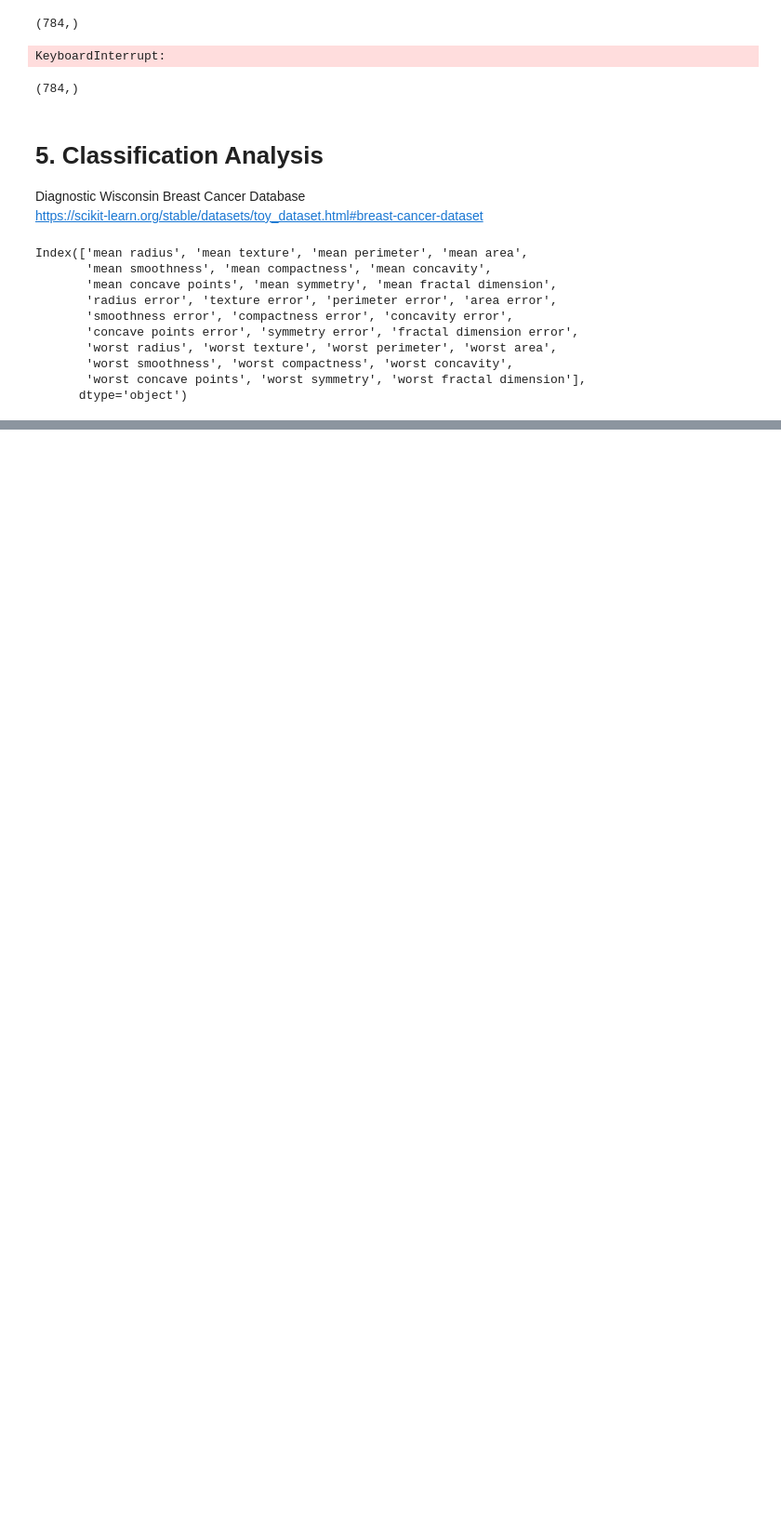
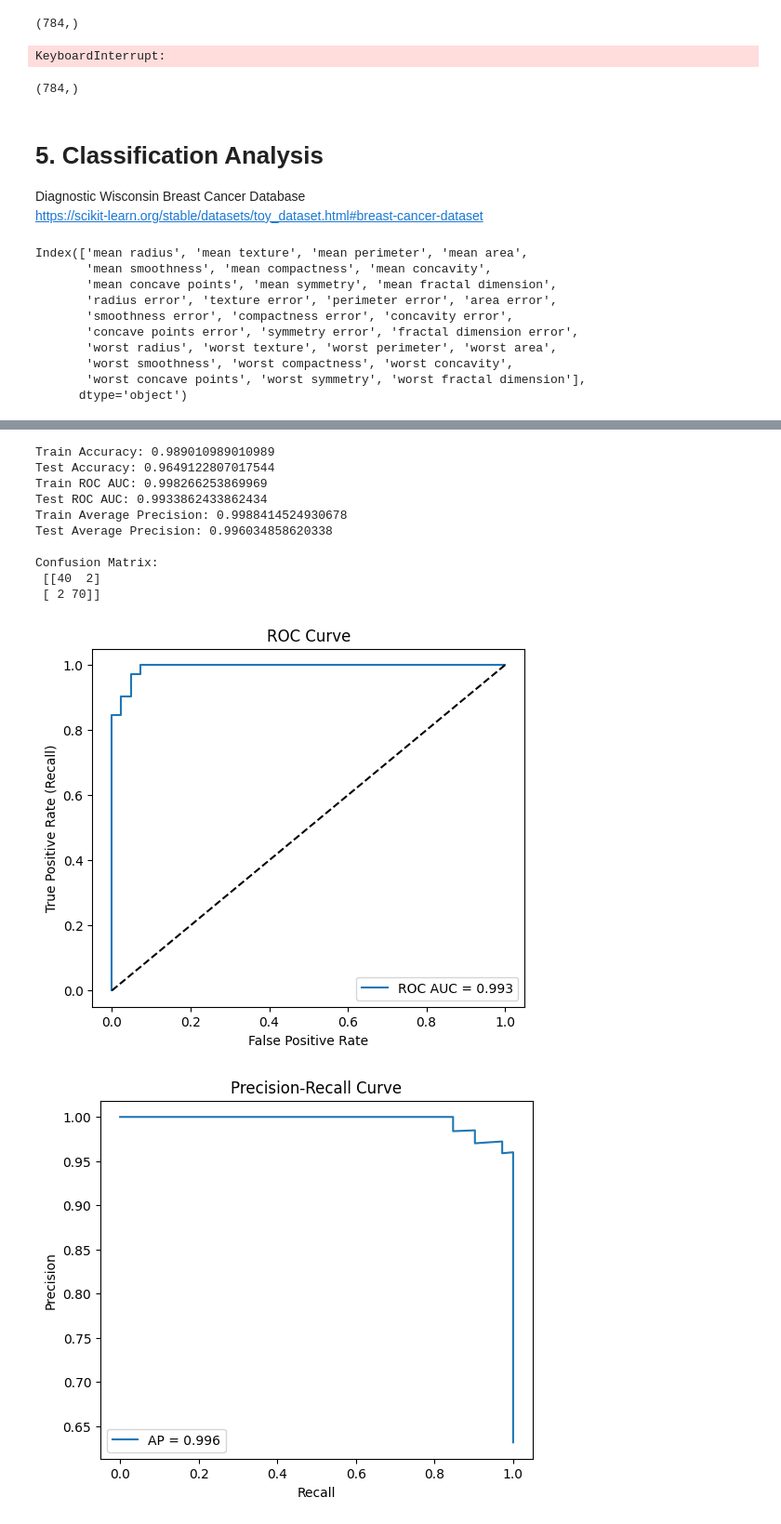
Before and after one commit to yutinghuang0413/MDSProject1, a Jupyter notebook: project1.ipynb, the cells around one changed output, grey strips where cells are left out. Shown at 93% size. Saved outputs shown, nothing was run; the diff lists cells and outputs as text; code cells hidden in the pictures; blank space fills up the shorter version.

```diff
--- a/project1.ipynb
+++ b/project1.ipynb
@@ -820,3 +820,23 @@ Index(['mean radius', 'mean texture', 'mean perimeter', 'mean area',
        'worst smoothness', 'worst compactness', 'worst concavity',
        'worst concave points', 'worst symmetry', 'worst fractal dimension'],
       dtype='object')
+# %%
+# SVM
+
+from sklearn.svm import SVC
+from sklearn.metrics import accuracy_score, classification_report, confusion_matrix
+from sklearn.model_selection import GridSearchCV
+
+param_grid = {
+    'C': [0.1, 1, 10, 100],
+    'gamma': ['scale', 0.01, 0.1, 1],
+    'kernel': ['linear', 'rbf']
+}
+
+grid = GridSearchCV(SVC(probability=True, random_state=0), param_grid, cv=5, scoring='accuracy', n_jobs=-1)
+grid.fit(X_train_std, y_train)
+
+print("Best params:", grid.best_params_)
+print("Best cross-val score:", grid.best_score_)
+
+best_svm = grid.best_estimator_
@@ -822,0 +846,59 @@ Index(['mean radius', 'mean texture', 'mean perimeter', 'mean area',
+# %%
+from sklearn.metrics import (
+    accuracy_score, roc_auc_score, average_precision_score,
+    confusion_matrix, roc_curve, precision_recall_curve
+)
+import matplotlib.pyplot as plt
+
+
+y_train_pred = best_svm.predict(X_train_std)
+y_test_pred = best_svm.predict(X_test_std)
+
+
+y_test_scores = best_svm.decision_function(X_test_std)
+y_train_scores = best_svm.decision_function(X_train_std)
+
+
+print("Train Accuracy:", accuracy_score(y_train, y_train_pred))
+print("Test Accuracy:", accuracy_score(y_test, y_test_pred))
+print("Train ROC AUC:", roc_auc_score(y_train, y_train_scores))
+print("Test ROC AUC:", roc_auc_score(y_test, y_test_scores))
+print("Train Average Precision:", average_precision_score(y_train, y_train_scores))
+print("Test Average Precision:", average_precision_score(y_test, y_test_scores))
+
+print("\nConfusion Matrix:\n", confusion_matrix(y_test, y_test_pred))
+
+
+# ROC Curve
+fpr, tpr, _ = roc_curve(y_test, y_test_scores)
+plt.figure(figsize=(6,5))
+plt.plot(fpr, tpr, label=f"ROC AUC = {roc_auc_score(y_test, y_test_scores):.3f}")
+plt.plot([0,1], [0,1], 'k--')
+plt.xlabel("False Positive Rate")
+plt.ylabel("True Positive Rate (Recall)")
+plt.title("ROC Curve")
+plt.legend()
+plt.show()
+
+# Precision-Recall Curve
+prec, rec, _ = precision_recall_curve(y_test, y_test_scores)
+plt.figure(figsize=(6,5))
+plt.plot(rec, prec, label=f"AP = {average_precision_score(y_test, y_test_scores):.3f}")
+plt.xlabel("Recall")
+plt.ylabel("Precision")
+plt.title("Precision-Recall Curve")
+plt.legend()
+plt.show()
+# %% [output]
+Train Accuracy: 0.989010989010989
+Test Accuracy: 0.9649122807017544
+Train ROC AUC: 0.998266253869969
+Test ROC AUC: 0.9933862433862434
+Train Average Precision: 0.9988414524930678
+Test Average Precision: 0.996034858620338
+
+Confusion Matrix:
+ [[40  2]
+ [ 2 70]]
+[figure, added]
+[figure, added]
```
Also changed, not shown: parts of 6 cells of this notebook.
